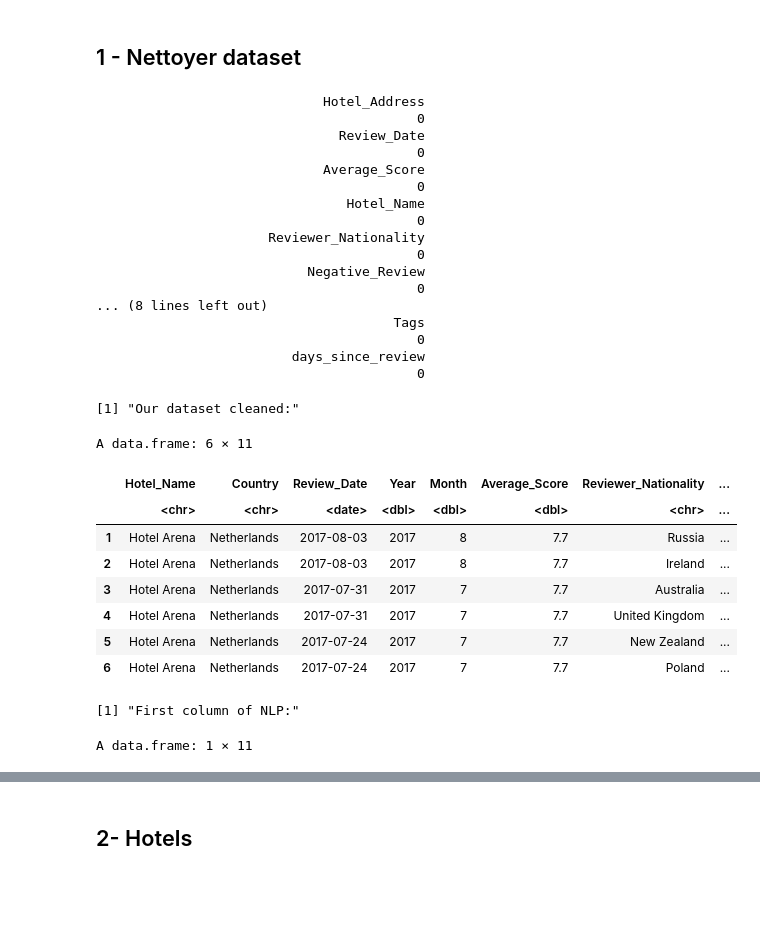
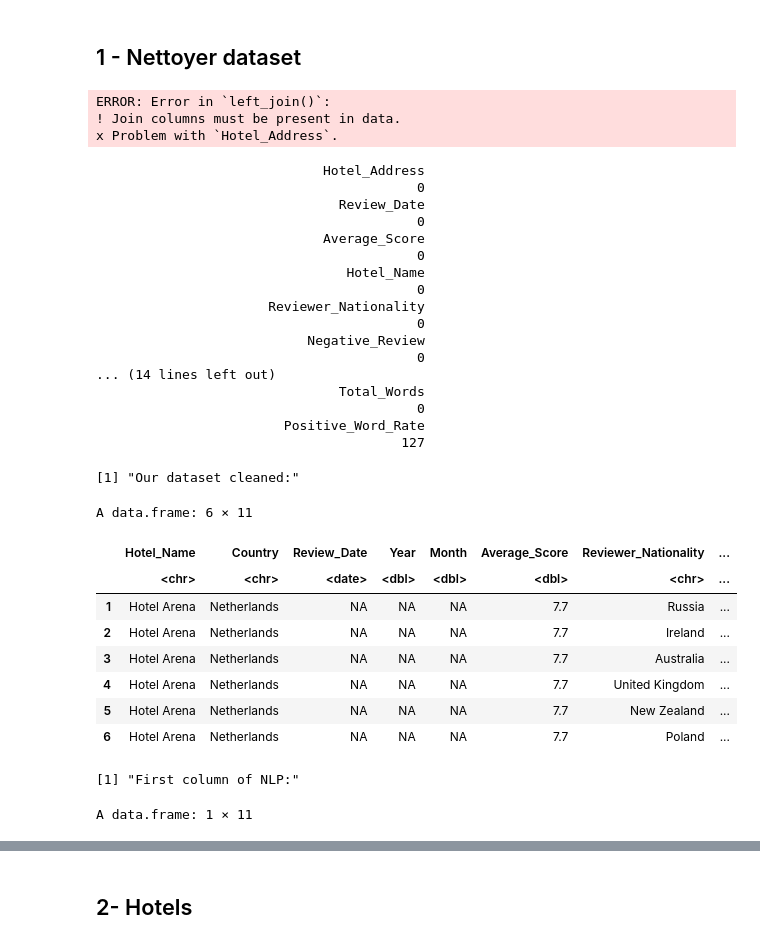
Before and after one commit to NadineAzebaze/Kaggle_project, a Jupyter notebook: projet.ipynb, the cells around one changed output, grey strips where cells are left out. Cells and saved outputs as stored; diff of their text form; code cells hidden in the pictures; blank space fills up the shorter version.

```diff
--- a/projet.ipynb
+++ b/projet.ipynb
@@ -45,7 +63,7 @@ library(knitr)
 # %% [markdown]
 ## 0 - Présenter dataset
 # %%
-dataset = read.csv("../dataset/Hotel_Reviews.csv")
+dataset = read.csv("Hotel_Reviews.csv")
 # %%
 # check for if any null values are present in which columns
 sapply(dataset, function(x)sum(is.na(x)))
@@ -73,16 +91,18 @@ head(summary(as.factor(dataset$Reviewer_Nationality)), n = 1) # getting top Nati
  United Kingdom
           245246
 # %%
-dataset_f$Review_Range <- cut(dataset_f$Reviewer_Score, breaks = 1.5:11, include.lowest = T)
-dataset_f$lng[is.na(dataset_f$lng)] <- 0
-dataset_f$lat[is.na(dataset_f$lat)] <- 0
-dataset_f$Country <- coords2country(cbind(dataset_f$lng, dataset_f$lat))
-dataset_f$Total_Words <- dataset_f$Review_Total_Negative_Word_Counts + dataset_f$Review_Total_Positive_Word_Counts
-dataset_f$Positive_Word_Rate <- dataset_f$Review_Total_Positive_Word_Counts / dataset_f$Total_Words
+dataset$Review_Range <- cut(dataset$Reviewer_Score, breaks = 1.5:11, include.lowest = T)
 
-dataset_f$Review_Range <- as.factor(cut(dataset_f$Reviewer_Score, breaks = 1.5:11, include.lowest = T))
-dataset_f$Review_Range <- gsub("]", ")", dataset_f$Review_Range)
-dataset_f$Review_Range <- factor(dataset_f$Review_Range, levels = c(
+#dataset$lng[is.na(dataset_f$lng)] <- 0
+#dataset_f$lat[is.na(dataset_f$lat)] <- 0
+#dataset_f$Country <- coords2country(cbind(dataset_f$lng, dataset_f$lat))
+
+dataset$Total_Words <- dataset$Review_Total_Negative_Word_Counts + dataset$Review_Total_Positive_Word_Counts
+dataset$Positive_Word_Rate <- dataset$Review_Total_Positive_Word_Counts / dataset$Total_Words
+
+dataset$Review_Range <- as.factor(cut(dataset$Reviewer_Score, breaks = 1.5:11, include.lowest = T))
+dataset$Review_Range <- gsub("]", ")", dataset$Review_Range)
+dataset$Review_Range <- factor(dataset$Review_Range, levels = c(
     "(9.5,10.5)", "(8.5,9.5)",
     "(7.5,8.5)", "(6.5,7.5)",
     "(5.5,6.5)", "(4.5,5.5)",
@@ -123,6 +143,22 @@ kable(as.data.frame(review_range))
 |[1.5,2.5)    |         18048|         98405|      116453|15%           |85%           |        2199|52.96                |
 # %% [markdown]
 ## 1 - Nettoyer dataset
+# %%
+## Get hotel details
+dataset%>%group_by(Hotel_Address)%>%filter(!duplicated(Hotel_Address))->hotel_details
+hotel_details$country=sapply(str_split(hotel_details$Hotel_Address," "),function(x){x[length(x)]})
+hotel_details$city=sapply(str_split(hotel_details$Hotel_Address," "),function(x){x[length(x)-1]})
+## Remove the mention of "United" as "London" in the city column and "Kingdom" as "United Kingdom" in the country column
+hotel_details$city=str_replace(hotel_details$city,"United","London")
+hotel_details$country=str_replace(hotel_details$country,"Kingdom","United Kingdom")
+dataset <- dataset %>% left_join(hotel_details[,4:6],by = 'Hotel_Address')->data
+countries=paste(unique(hotel_details$country),collapse=",")
+message=paste("The countries mentioned in the dataset are:", countries)
+print(message)
+# %% [output]
+ERROR: Error in `left_join()`:
+! Join columns must be present in data.
+x Problem with `Hotel_Address`.
 # %%
 # can only run once without getting lat & lng errors!
 dataset <- dataset %>%
@@ -148,11 +184,11 @@ sapply(dataset, function(x)sum(is.na(x)))
                                          0
                            Negative_Review
                                          0
-... (8 lines left out)
-                                      Tags
+... (14 lines left out)
+                               Total_Words
                                          0
-                         days_since_review
-                                         0
+                        Positive_Word_Rate
+                                       127
 # %%
 dataset <- dataset %>%
   mutate(Review_Date = lubridate::mdy(Review_Date))
@@ -163,36 +199,37 @@ dataset <- dataset %>%
   mutate(Year = year(Review_Date)) %>%
   mutate(Month = month(Review_Date))
 # credit to fellow kaggle user, GunnvantSaini
-dataset <- dataset %>%
+dataset_clean  <- dataset %>%
   mutate(Country = sapply(str_split(Hotel_Address," "),function(x){x[length(x)]}))
+dataset_clean$Country = str_replace(dataset$Country,"Kingdom","United Kingdom")
 # %%
 # subsetting out lengthy columns, keeping hotel address and review data if
 # needed to join
-dataset_nlp <- dataset %>%
+dataset_nlp <- dataset_clean %>%
   select(Hotel_Name, Country, Review_Date, Year, Month,
          Total_Number_of_Reviews_Reviewer_Has_Given, Negative_Review, Reviewer_Nationality,
          Positive_Review,Total_Number_of_Reviews_Reviewer_Has_Given, Tags, Reviewer_Score)
-dataset_clean <- dataset %>%
+dataset_clean <- dataset_clean %>%
   select(Hotel_Name, Country, Review_Date, Year, Month, Average_Score,
          Reviewer_Nationality,Reviewer_Score,Total_Number_of_Reviews_Reviewer_Has_Given, Negative_Review,
          Positive_Review)
 dataset_clean <- dataset_clean %>%
   mutate(Reviewer_Nationality = trimws(dataset_clean$Reviewer_Nationality, which = "both"))
 print("Our dataset cleaned:" )
 head(dataset_clean)
 print("First column of NLP:" )
 head(dataset_nlp, n = 1)
 # %% [output]
 [1] "Our dataset cleaned:"
 A data.frame: 6 × 11
 |  | Hotel_Name | Country | Review_Date | Year | Month | Average_Score | Reviewer_Nationality | ... |
 |  | <chr> | <chr> | <date> | <dbl> | <dbl> | <dbl> | <chr> | ... |
-| 1 | Hotel Arena | Netherlands | 2017-08-03 | 2017 | 8 | 7.7 | Russia | ... |
-| 2 | Hotel Arena | Netherlands | 2017-08-03 | 2017 | 8 | 7.7 | Ireland | ... |
-| 3 | Hotel Arena | Netherlands | 2017-07-31 | 2017 | 7 | 7.7 | Australia | ... |
-| 4 | Hotel Arena | Netherlands | 2017-07-31 | 2017 | 7 | 7.7 | United Kingdom | ... |
-| 5 | Hotel Arena | Netherlands | 2017-07-24 | 2017 | 7 | 7.7 | New Zealand | ... |
-| 6 | Hotel Arena | Netherlands | 2017-07-24 | 2017 | 7 | 7.7 | Poland | ... |
+| 1 | Hotel Arena | Netherlands | NA | NA | NA | 7.7 | Russia | ... |
+| 2 | Hotel Arena | Netherlands | NA | NA | NA | 7.7 | Ireland | ... |
+| 3 | Hotel Arena | Netherlands | NA | NA | NA | 7.7 | Australia | ... |
+| 4 | Hotel Arena | Netherlands | NA | NA | NA | 7.7 | United Kingdom | ... |
+| 5 | Hotel Arena | Netherlands | NA | NA | NA | 7.7 | New Zealand | ... |
+| 6 | Hotel Arena | Netherlands | NA | NA | NA | 7.7 | Poland | ... |
 [1] "First column of NLP:"
 A data.frame: 1 × 11
 |  | Hotel_Name | Country | Review_Date | Year | Month | Total_Number_of_Reviews_Reviewer_... | Negative_Review | ... |
```
Also changed, not shown: parts of 8 cells of this notebook.
